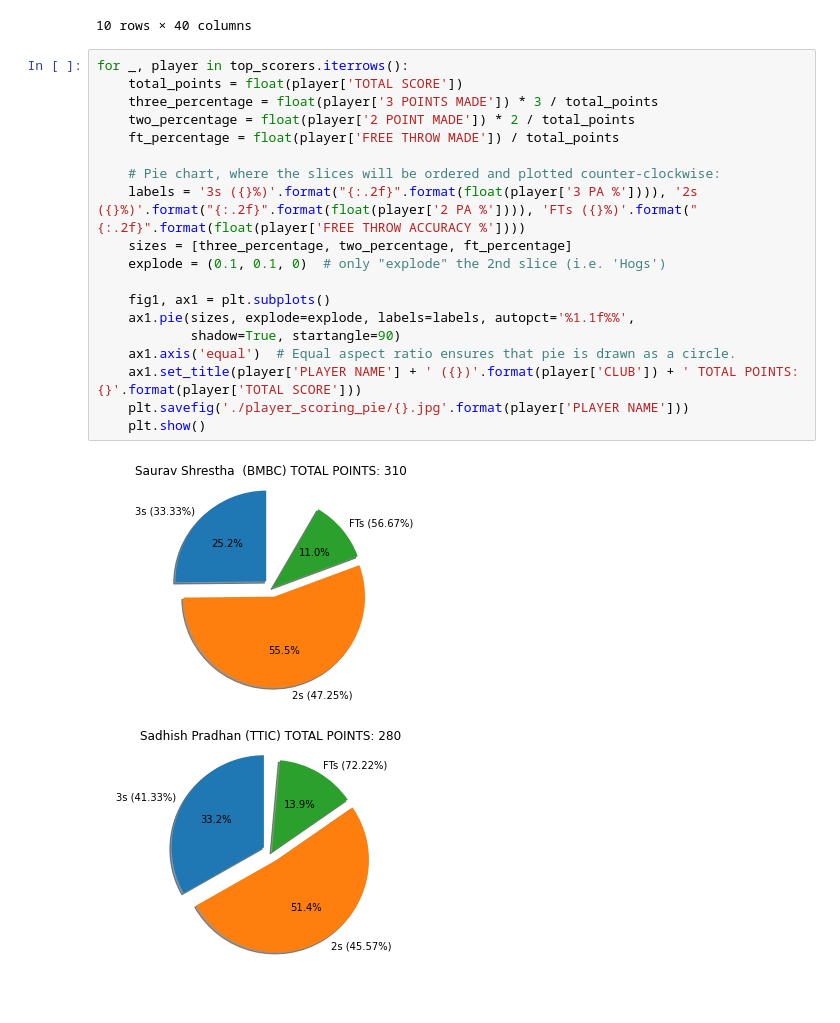
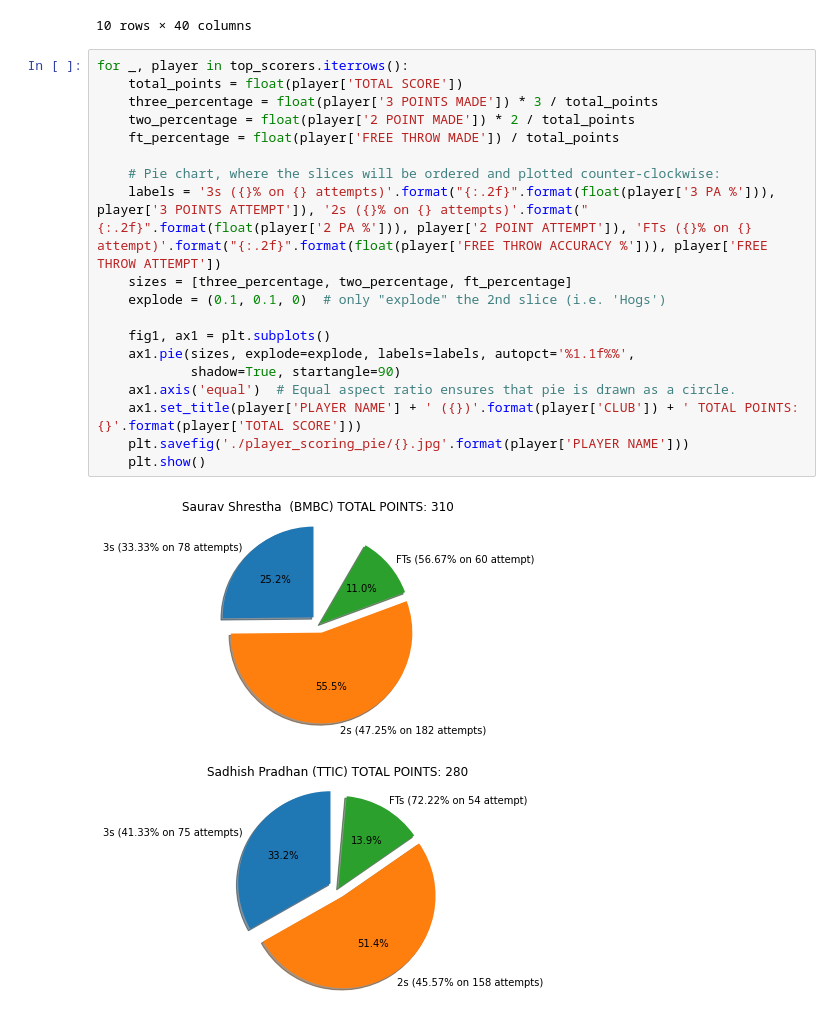
Before and after one commit to aviskarkc10/nepal-basketball-league, a Jupyter notebook: individual_analysis.ipynb, the cells around one changed output. Saved outputs shown, nothing was run; the diff lists cells and outputs as text.

Commit message:
Add the no. of attempts in player pie charts

```diff
--- a/individual_analysis.ipynb
+++ b/individual_analysis.ipynb
@@ -57,22 +57,22 @@ top_scorers
 # %%
 for _, player in top_scorers.iterrows():
     total_points = float(player['TOTAL SCORE'])
     three_percentage = float(player['3 POINTS MADE']) * 3 / total_points
     two_percentage = float(player['2 POINT MADE']) * 2 / total_points
     ft_percentage = float(player['FREE THROW MADE']) / total_points
 
     # Pie chart, where the slices will be ordered and plotted counter-clockwise:
-    labels = '3s ({}%)'.format("{:.2f}".format(float(player['3 PA %']))), '2s ({}%)'.format("{:.2f}".format(float(player['2 PA %']))), 'FTs ({}%)'.format("{:.2f}".format(float(player['FREE THROW ACCURACY %'])))
+    labels = '3s ({}% on {} attempts)'.format("{:.2f}".format(float(player['3 PA %'])), player['3 POINTS ATTEMPT']), '2s ({}% on {} attempts)'.format("{:.2f}".format(float(player['2 PA %'])), player['2 POINT ATTEMPT']), 'FTs ({}% on {} attempt)'.format("{:.2f}".format(float(player['FREE THROW ACCURACY %'])), player['FREE THROW ATTEMPT'])
     sizes = [three_percentage, two_percentage, ft_percentage]
     explode = (0.1, 0.1, 0)  # only "explode" the 2nd slice (i.e. 'Hogs')
 
     fig1, ax1 = plt.subplots()
     ax1.pie(sizes, explode=explode, labels=labels, autopct='%1.1f%%',
             shadow=True, startangle=90)
     ax1.axis('equal')  # Equal aspect ratio ensures that pie is drawn as a circle.
     ax1.set_title(player['PLAYER NAME'] + ' ({})'.format(player['CLUB']) + ' TOTAL POINTS: {}'.format(player['TOTAL SCORE']))
     plt.savefig('./player_scoring_pie/{}.jpg'.format(player['PLAYER NAME']))
     plt.show()
 # %% [output]
-[figure, old version]
+[figure, new version]
-[figure, old version]
+[figure, new version]
```
Also changed, not shown: parts of 1 cell of this notebook, 11 other files.
